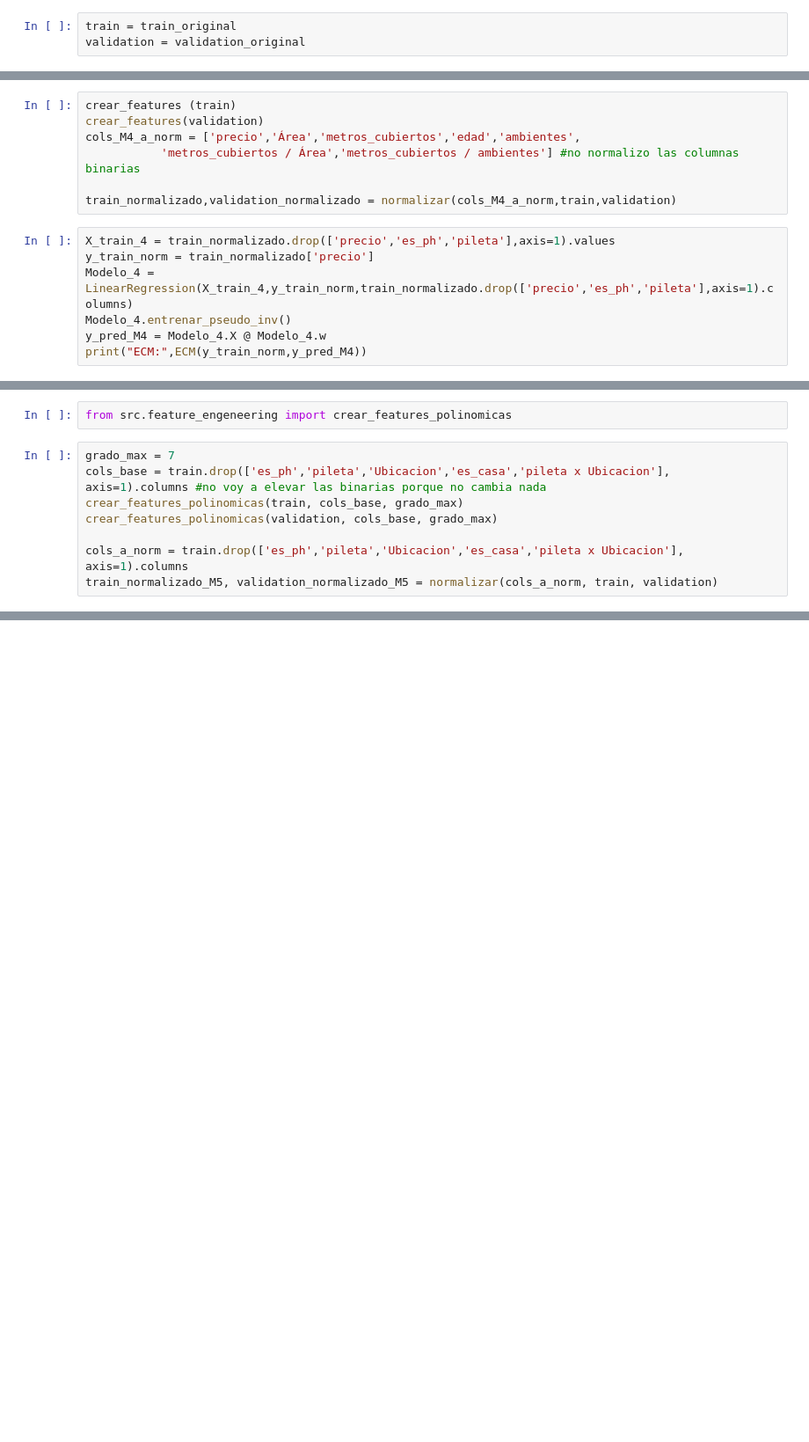
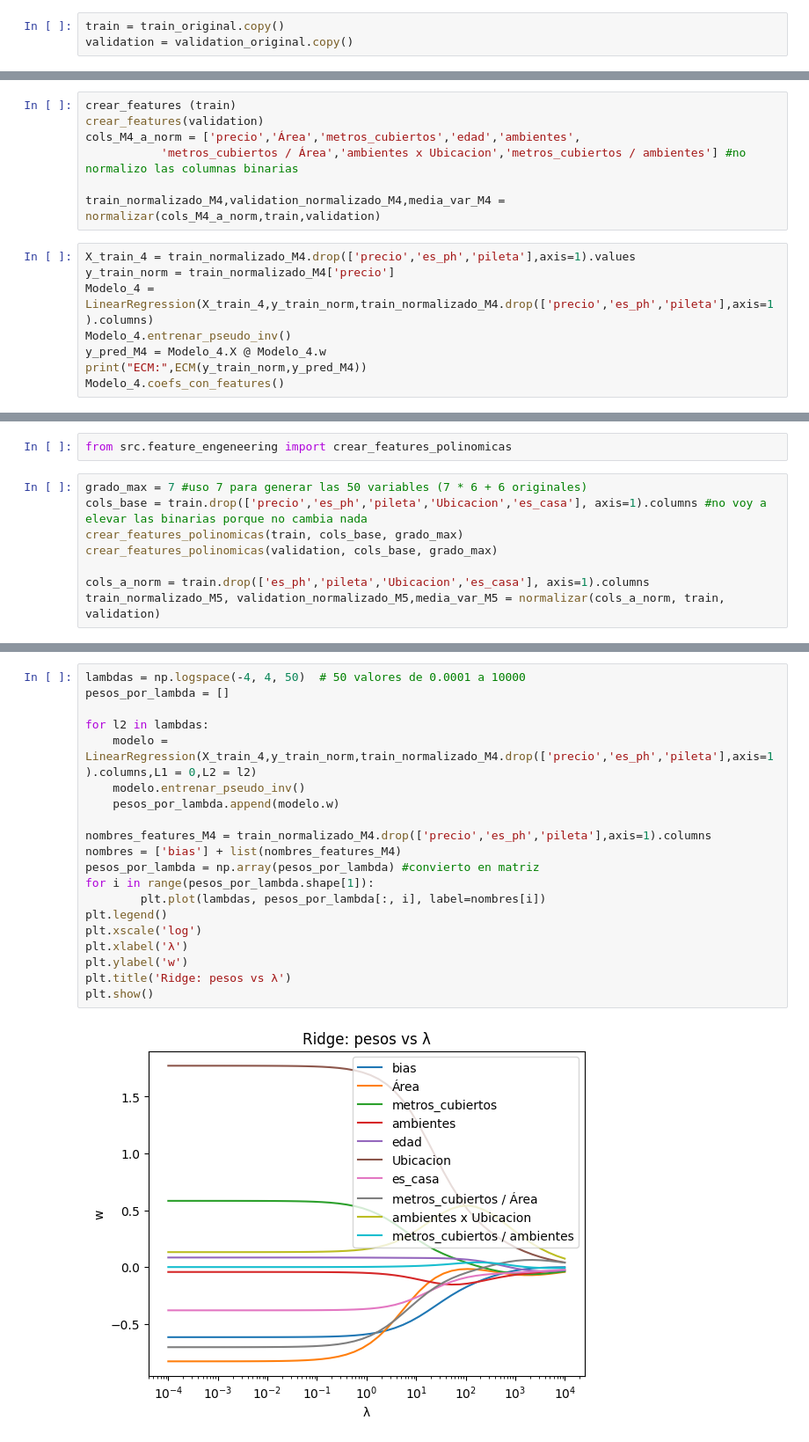
Before and after one commit to gineslopez11/TP1-ML-Gines, a Jupyter notebook: notebooks/Entrega_TP1.ipynb, the cells around one changed output, grey strips where cells are left out. Shown at 88% size. Cells and saved outputs as stored; diff of their text form; blank space fills up the shorter version.

```diff
--- a/notebooks/Entrega_TP1.ipynb
+++ b/notebooks/Entrega_TP1.ipynb
@@ -221,8 +301,8 @@ Normalizo en memoria (no cambio csv) --> Quiero mantener dataset original
 train_original = pd.read_csv("../data/casas_train.csv")
 validation_original = pd.read_csv("../data/casas_validation.csv")
 # %%
-train = train_original
-validation = validation_original
+train = train_original.copy()
+validation = validation_original.copy()
 # %% [markdown]
 Reemplazo de NaNs
 # %%
@@ -347,13 +505,14 @@ from src.feature_engeneering import crear_features
 crear_features (train)
 crear_features(validation)
 cols_M4_a_norm = ['precio','Área','metros_cubiertos','edad','ambientes',
-           'metros_cubiertos / Área','metros_cubiertos / ambientes'] #no normalizo las columnas binarias
+           'metros_cubiertos / Área','ambientes x Ubicacion','metros_cubiertos / ambientes'] #no normalizo las columnas binarias
 
-train_normalizado,validation_normalizado = normalizar(cols_M4_a_norm,train,validation)
+train_normalizado_M4,validation_normalizado_M4,media_var_M4 = normalizar(cols_M4_a_norm,train,validation)
 # %%
-X_train_4 = train_normalizado.drop(['precio','es_ph','pileta'],axis=1).values
-y_train_norm = train_normalizado['precio']
-Modelo_4 = LinearRegression(X_train_4,y_train_norm,train_normalizado.drop(['precio','es_ph','pileta'],axis=1).columns)
+X_train_4 = train_normalizado_M4.drop(['precio','es_ph','pileta'],axis=1).values
+y_train_norm = train_normalizado_M4['precio']
+Modelo_4 = LinearRegression(X_train_4,y_train_norm,train_normalizado_M4.drop(['precio','es_ph','pileta'],axis=1).columns)
 Modelo_4.entrenar_pseudo_inv()
 y_pred_M4 = Modelo_4.X @ Modelo_4.w
 print("ECM:",ECM(y_train_norm,y_pred_M4))
+Modelo_4.coefs_con_features()
@@ -362,13 +533,13 @@ FEATURES POLINOMICAS
 # %%
 from src.feature_engeneering import crear_features_polinomicas
 # %%
-grado_max = 7
-cols_base = train.drop(['es_ph','pileta','Ubicacion','es_casa','pileta x Ubicacion'], axis=1).columns #no voy a elevar las binarias porque no cambia nada
+grado_max = 7 #uso 7 para generar las 50 variables (7 * 6 + 6 originales)
+cols_base = train.drop(['precio','es_ph','pileta','Ubicacion','es_casa'], axis=1).columns #no voy a elevar las binarias porque no cambia nada
 crear_features_polinomicas(train, cols_base, grado_max)
 crear_features_polinomicas(validation, cols_base, grado_max)
 
-cols_a_norm = train.drop(['es_ph','pileta','Ubicacion','es_casa','pileta x Ubicacion'], axis=1).columns
-train_normalizado_M5, validation_normalizado_M5 = normalizar(cols_a_norm, train, validation)
+cols_a_norm = train.drop(['es_ph','pileta','Ubicacion','es_casa'], axis=1).columns
+train_normalizado_M5, validation_normalizado_M5,media_var_M5 = normalizar(cols_a_norm, train, validation)
 # %%
 X_train_5 = train_normalizado_M5.drop(['precio','es_ph','pileta'],axis=1).values #estoy usando las nuevas mas la de el modelo 3
 y_train_norm = train_normalizado_M5['precio']
@@ -386,0 +586,22 @@ Con estos experimentos esperaba que a medida que se aumente la cantidad de featu
+# %%
+lambdas = np.logspace(-4, 4, 50)  # 50 valores de 0.0001 a 10000
+pesos_por_lambda = []
+
+for l2 in lambdas:
+	modelo = LinearRegression(X_train_4,y_train_norm,train_normalizado_M4.drop(['precio','es_ph','pileta'],axis=1).columns,L1 = 0,L2 = l2)
+	modelo.entrenar_pseudo_inv()
+	pesos_por_lambda.append(modelo.w)
+
+nombres_features_M4 = train_normalizado_M4.drop(['precio','es_ph','pileta'],axis=1).columns
+nombres = ['bias'] + list(nombres_features_M4)
+pesos_por_lambda = np.array(pesos_por_lambda) #convierto en matriz
+for i in range(pesos_por_lambda.shape[1]):
+		plt.plot(lambdas, pesos_por_lambda[:, i], label=nombres[i])
+plt.legend()
+plt.xscale('log')
+plt.xlabel('λ')
+plt.ylabel('w')
+plt.title('Ridge: pesos vs λ')
+plt.show()
+# %% [output]
+[figure, added]
```
Also changed, not shown: parts of 47 cells of this notebook, 8 other files.
